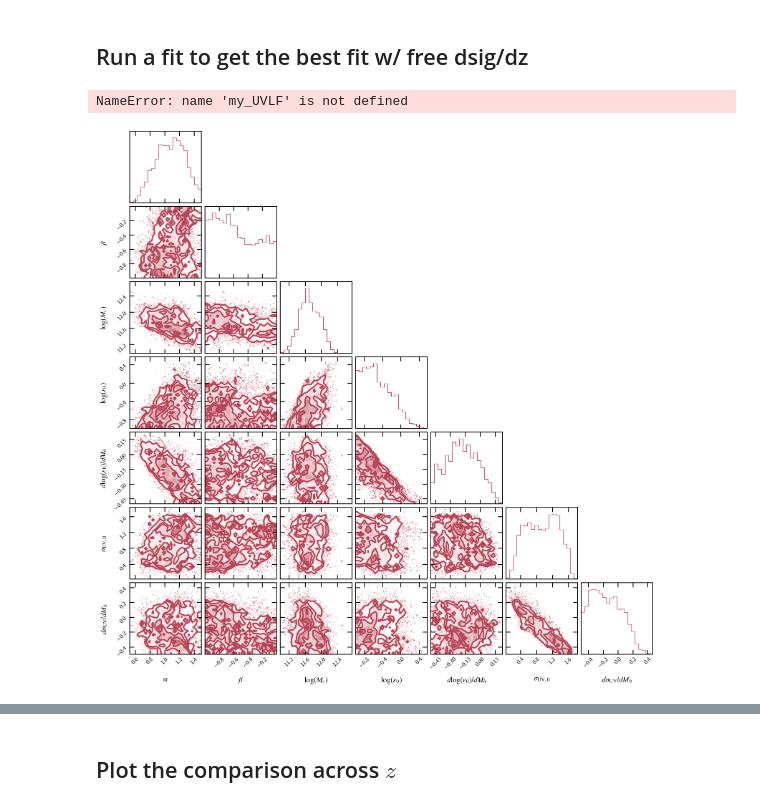
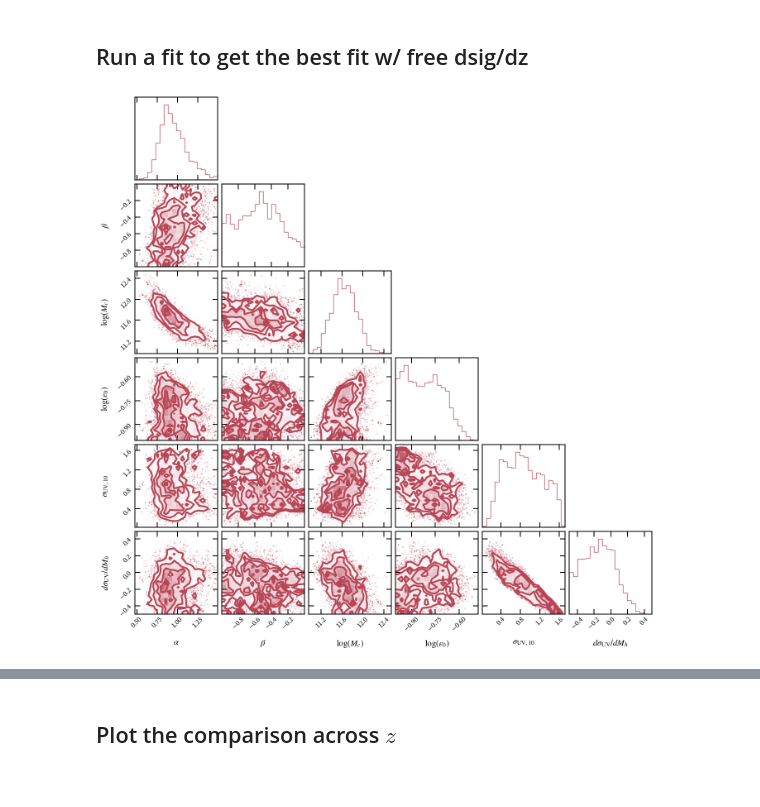
Before and after one commit to ebregou/modeling_stochasticity, a Jupyter notebook: notebooks/MCMC_sigma(M).ipynb, the cells around one changed output, grey strips where cells are left out. Cells and saved outputs as stored; diff of their text form; code cells hidden in the pictures.

Commit message:
Plotting improvements

```diff
--- a/notebooks/MCMC_sigma(M).ipynb
+++ b/notebooks/MCMC_sigma(M).ipynb
@@ -75,7 +60,7 @@ gelli_best = np.average(Gelli_samples, axis = 0)
 # %% [markdown]
 ## Run a fit to get the best fit w/ free dsig/dz
 # %%
-custom_params = {'alpha': {'upper': 1.5}, 'dlogedM': {'fit': True}, 'dsigdM':{'fit':True}}
+custom_params = {'alpha': {'upper': 1.5}, 'dsigdM':{'fit':True}}
 my_params = eMCMC.build_param_data(custom_params)
 # %%
 my_UVLF = eMCMC.UVLF(datHST[1], my_params)
@@ -86,10 +71,8 @@ Nsteps=2000
 my_UVLF.sampler.run_mcmc(ICs, Nsteps)
 # Get flat sample from the MCMC
 samples = my_UVLF.sampler.get_chain(discard = 400, flat=True)
-# %% [output]
-NameError: name 'my_UVLF' is not defined
 # %%
-corner = Plotting.plot_corner(samples, my_UVLF)
+corner = Plotting.plot_corner(samples, my_params)
 #corner.savefig('/Users/eb35267/Desktop/figures/ongoing/Gelli_comparison/my_fit_corner.png', bbox_inches = 'tight')
 # %% [output]
-[figure, old version]
+[figure, new version]
```
Also changed, not shown: parts of 22 cells of this notebook, 2 other files.
